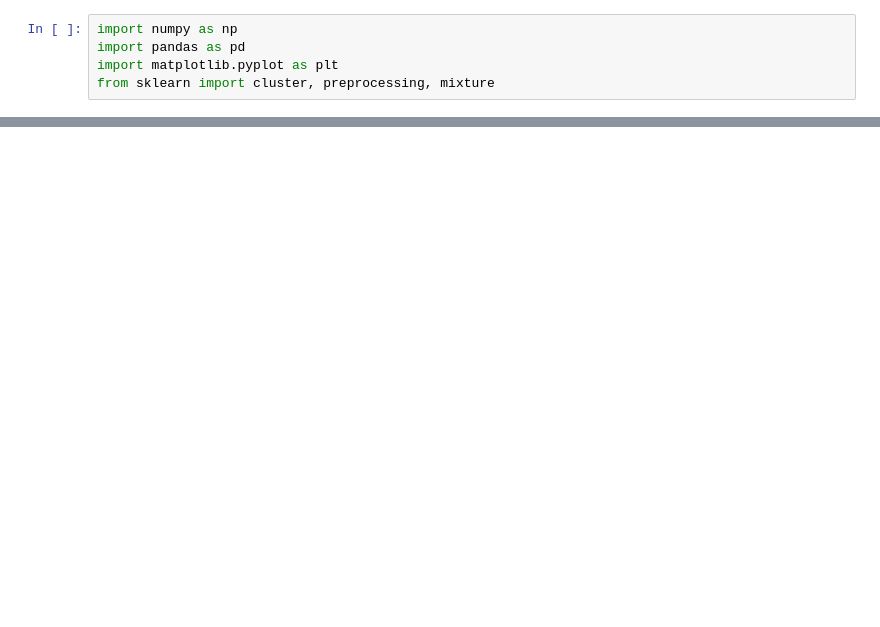
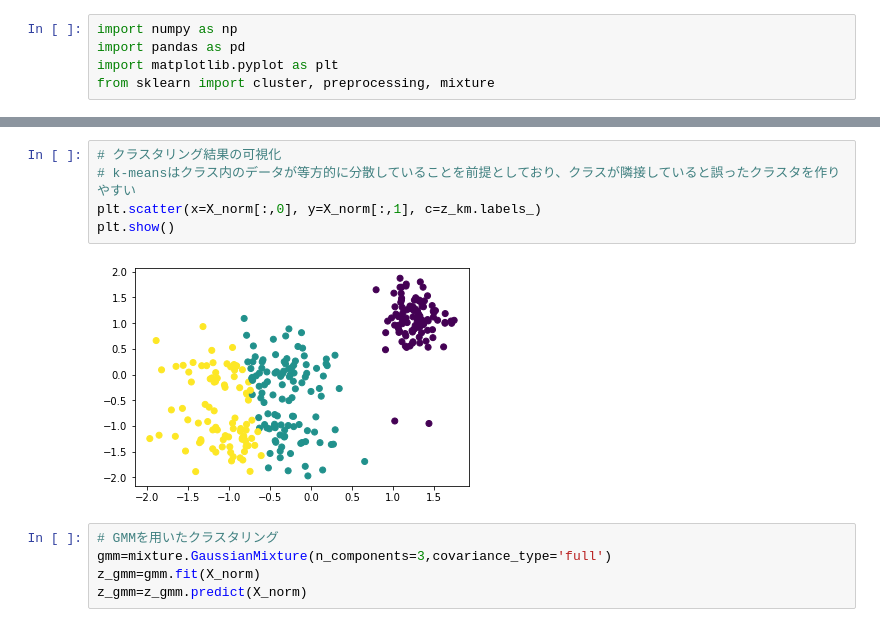
Before and after one commit to peisuke/ml-works, a Jupyter notebook: 8/8_1.ipynb, the cells around one changed output, grey strips where cells are left out. Drawn from its saved outputs; the diff is of its cells as text; blank space fills up the shorter version.

```diff
--- a/8/8_1.ipynb
+++ b/8/8_1.ipynb
@@ -14 +40,13 @@ X = np.concatenate([X1, X2, X3])
+# %%
+# クラスタリング結果の可視化
+# k-meansはクラス内のデータが等方的に分散していることを前提としており、クラスが隣接していると誤ったクラスタを作りやすい
+plt.scatter(x=X_norm[:,0], y=X_norm[:,1], c=z_km.labels_)
+plt.show()
+# %% [output]
+[figure, added]
+# %%
+# GMMを用いたクラスタリング
+gmm=mixture.GaussianMixture(n_components=3,covariance_type='full')
+z_gmm=gmm.fit(X_norm)
+z_gmm=z_gmm.predict(X_norm)
 # %%
```
Also changed, not shown: parts of 9 cells of this notebook.
